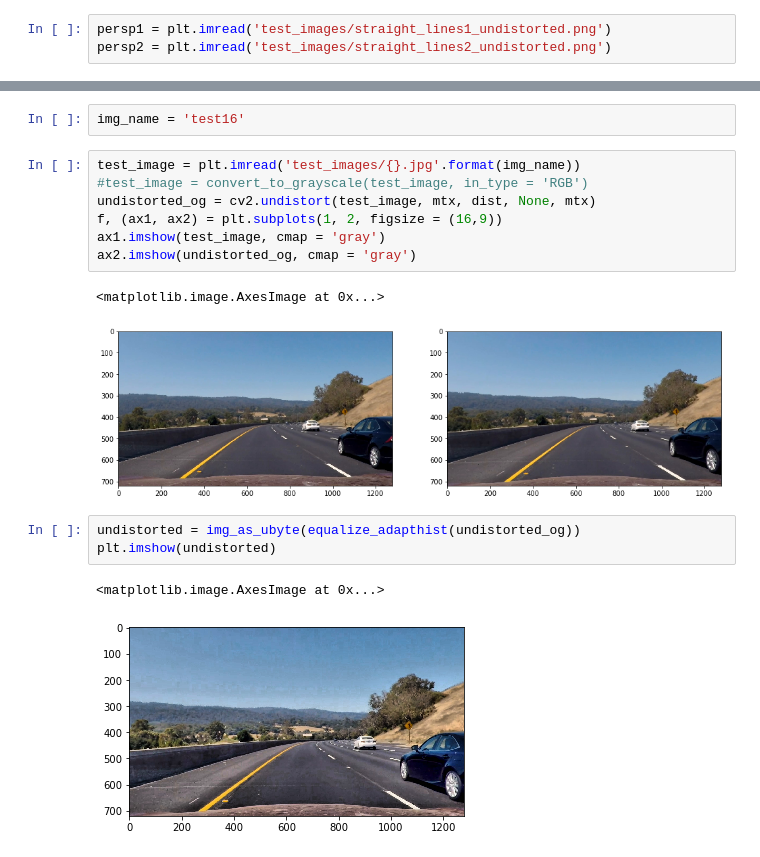
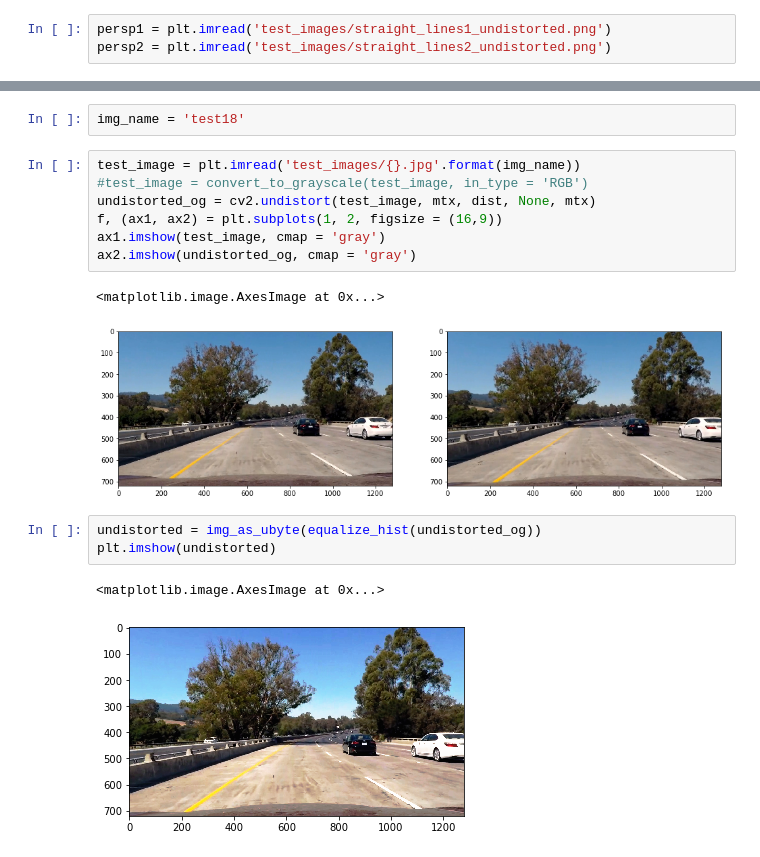
Before and after one commit to rubiruchi/SDND-Advanced_Lane_Finding, a Jupyter notebook: model_testing.ipynb, the cells around one changed output, grey strips where cells are left out. Drawn from its saved outputs; the diff is of its cells as text.

```diff
--- a/model_testing.ipynb
+++ b/model_testing.ipynb
@@ -253,5 +283,5 @@ plt.savefig('report_images/perspective_testing2.png')
 # %%
-img_name = 'test16'
+img_name = 'test18'
 # %%
 test_image = plt.imread('test_images/{}.jpg'.format(img_name))
 #test_image = convert_to_grayscale(test_image, in_type = 'RGB')
@@ -261,11 +291,11 @@ ax1.imshow(test_image, cmap = 'gray')
 ax2.imshow(undistorted_og, cmap = 'gray')
 # %% [output]
 <matplotlib.image.AxesImage at 0x...>
-[figure, old version]
+[figure, new version]
 # %%
-undistorted = img_as_ubyte(equalize_adapthist(undistorted_og))
+undistorted = img_as_ubyte(equalize_hist(undistorted_og))
 plt.imshow(undistorted)
 # %% [output]
 <matplotlib.image.AxesImage at 0x...>
-[figure, old version]
+[figure, new version]
 # %%
```
Also changed, not shown: parts of 31 cells of this notebook.
